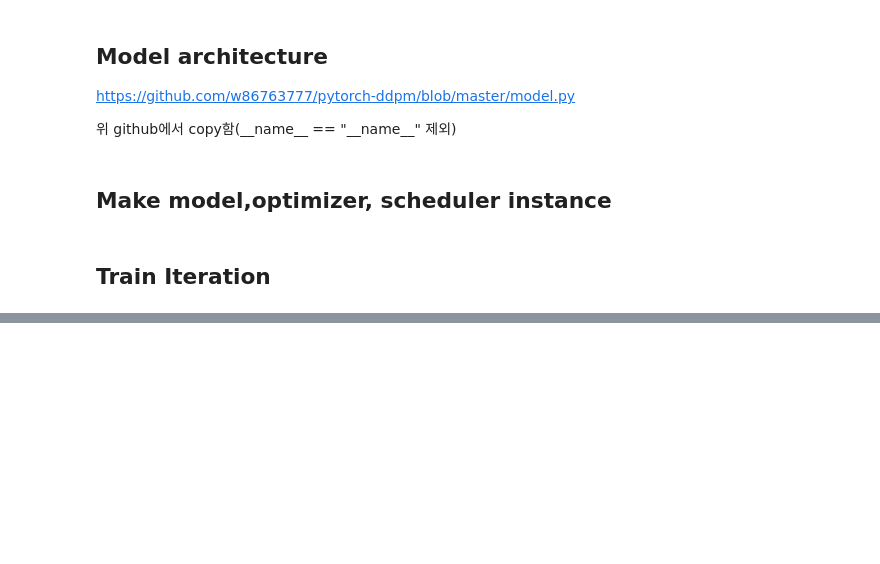
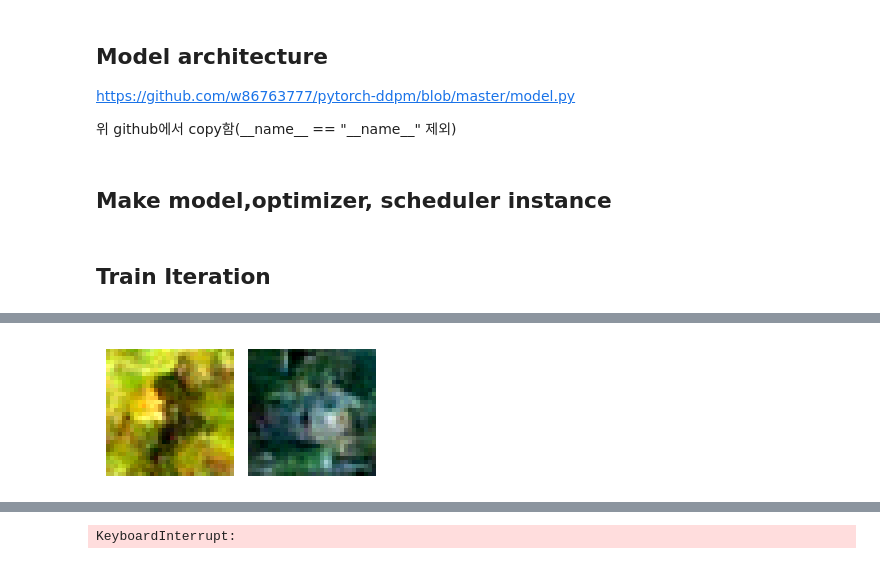
Before and after one commit to goodyoung/myMLstudy, a Jupyter notebook: DL Implement/Diffusion/DDPM/study_ddpm.ipynb, the cells around one changed output, grey strips where cells are left out. Cells and saved outputs as stored; diff of their text form; code cells hidden in the pictures; blank space fills up the shorter version.

Commit message:
Update: sampling to grid gif file

```diff
--- a/DL Implement/Diffusion/DDPM/study_ddpm.ipynb
+++ b/DL Implement/Diffusion/DDPM/study_ddpm.ipynb
@@ -287,7 +260,7 @@ dataset = CIFAR10(
     ])
 )
 # 5000개의 샘플만 사용
-subset_indices = torch.randperm(len(dataset))[:5000]  # 랜덤하게 5000개 선택
+subset_indices = torch.randperm(len(dataset))[:15000]  # 랜덤하게 5000개 선택
 subset_dataset = Subset(dataset, subset_indices)
 
 dataloader = torch.utils.data.DataLoader(
@@ -567,5 +507,7 @@ optim = torch.optim.Adam(model.parameters(), lr=2e-4)
 # %%
-for e in range(1, 30+1):
+num_epoch = 100
+for e in tqdm(range(1, num_epoch+1)):
+    # train
     model.train()
     for i, (x, _) in enumerate(dataloader, 1):
         optim.zero_grad()
@@ -574,22 +516,22 @@ for e in range(1, 30+1):
         loss.backward()
         optim.step()
         print("\r[Epoch: {} , Iter: {}/{}]  Loss: {:.3f}".format(e, i, len(dataloader), loss.item()), end='')
-    print("\n> Eval at epoch {}".format(e))
-    model.eval()
-    with torch.no_grad():
-        x_T = torch.randn(5, 3, 32, 32).to(device)
-        x_0 = sample(model, x_T, e)
-        x_0 = x_0.permute(0, 2, 3, 1).clamp(0, 1).detach().cpu().numpy() * 255
-        for i in range(2):
-            # plt.imshow(cv2.cvtColor(x_0[i].astype('uint8'), cv2.COLOR_BGR2RGB))
-            plt.figure(figsize=(1.5, 1.5))  # 🔹 이미지 크기 조절 (2x2 인치)
-            plt.imshow(x_0[i].astype('uint8'))
-            plt.axis("off")  # 축 제거
+
+    # sampling & model 저장
+    if e % 20 == 0:
+        print("\n> Eval at epoch {}".format(e))
+        model.eval()
+        with torch.no_grad():
+            x_T = torch.randn(10, 3, 32, 32).to(device)
+            x_0 = sample(model, x_T, e)
+            x_0 = x_0.permute(0, 2, 3, 1).clamp(0, 1).detach().cpu().numpy() * 255
+            fig, axes = plt.subplots(nrows=1, ncols=2, figsize=(3, 3))  # 1행 2열, 전체 사이즈 지정
+            for i in range(2):
+                axes[i].imshow(x_0[i].astype('uint8'))
+                axes[i].axis('off')  # 축 제거
+            plt.tight_layout()        # 여백 정리
             plt.show()
-# # 출력 내용을 파일로 저장
-# with open("output.log", "w") as f:
-#     f.write(output.stdout)
-# # 저장된 내용 출력
-# with open("output.log", "r") as f:
-#     print(f.read())
+
+        save_path = f"weights/ddpm-model-epoch-{e}.pth"
+        torch.save(model.state_dict(), save_path)
 # %% [output]
@@ -598,0 +541 @@ NameError: name 'eppch' is not defined
+[figure, added]
@@ -598,0 +543 @@ NameError: name 'eppch' is not defined
+KeyboardInterrupt:
```
Also changed, not shown: parts of 6 cells of this notebook.
